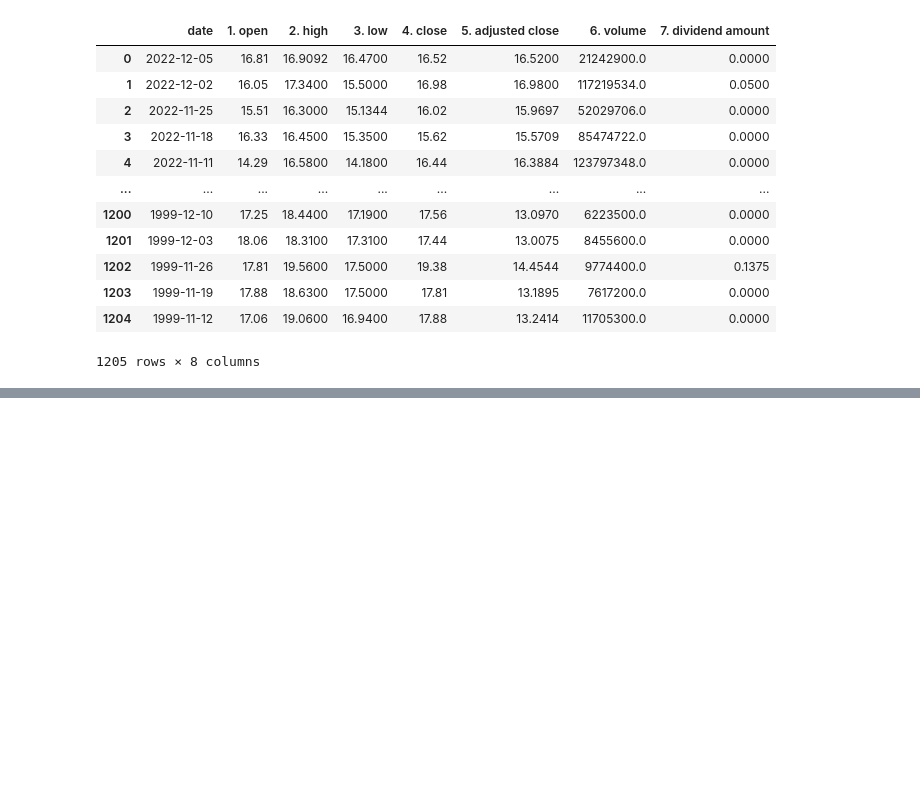
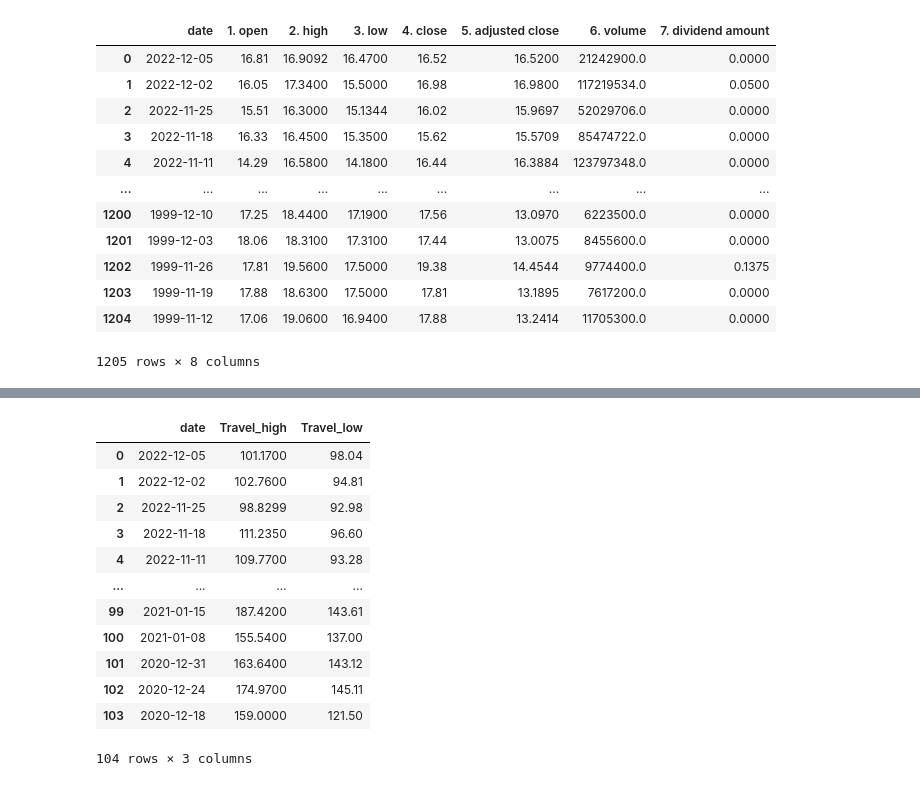
Before and after one commit to AIDA-Saskatchewan-polytechnic/Final-Project-By-Jerry-Sherin, a Jupyter notebook: Final.ipynb, the cells around one changed output, grey strips where cells are left out. Saved outputs shown, nothing was run; the diff lists cells and outputs as text; code cells hidden in the pictures; blank space fills up the shorter version.

```diff
--- a/Final.ipynb
+++ b/Final.ipynb
@@ -234,0 +274,16 @@ precious_metal_dataFrame
+# %%
+travel_dataFrame
+# %% [output]
+|  | date | Travel_high | Travel_low |
+| 0 | 2022-12-05 | 101.1700 | 98.04 |
+| 1 | 2022-12-02 | 102.7600 | 94.81 |
+| 2 | 2022-11-25 | 98.8299 | 92.98 |
+| 3 | 2022-11-18 | 111.2350 | 96.60 |
+| 4 | 2022-11-11 | 109.7700 | 93.28 |
+| ... | ... | ... | ... |
+| 99 | 2021-01-15 | 187.4200 | 143.61 |
+| 100 | 2021-01-08 | 155.5400 | 137.00 |
+| 101 | 2020-12-31 | 163.6400 | 143.12 |
+| 102 | 2020-12-24 | 174.9700 | 145.11 |
+| 103 | 2020-12-18 | 159.0000 | 121.50 |
+104 rows × 3 columns
```
Also changed, not shown: parts of 5 cells of this notebook.
